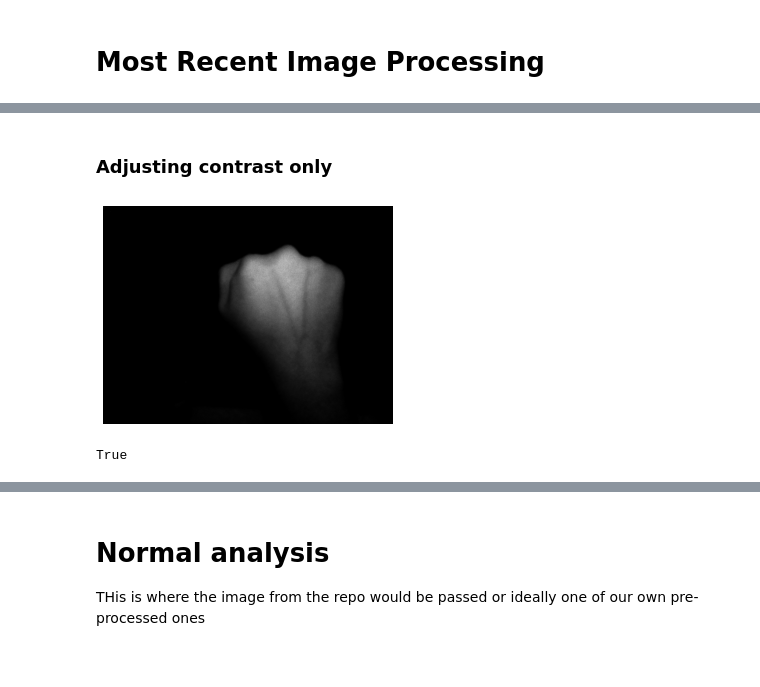
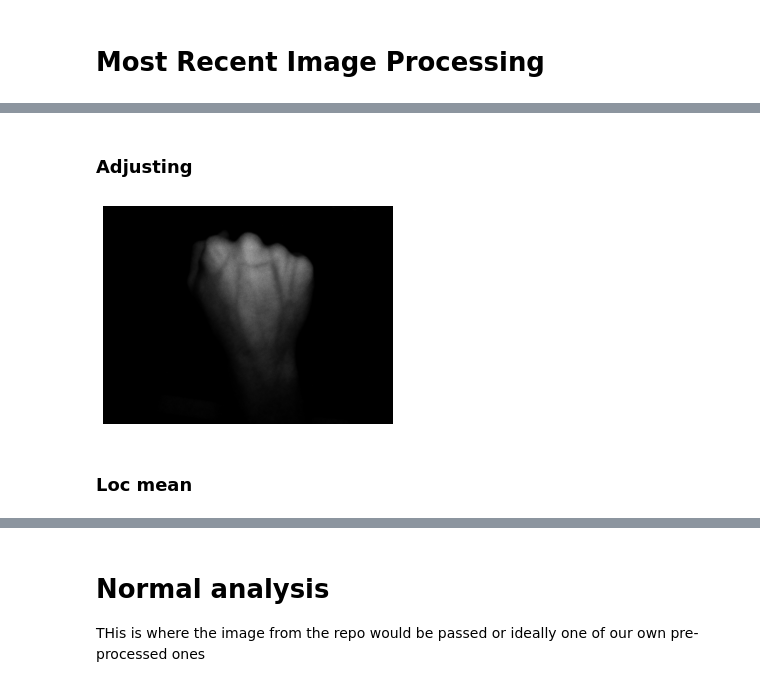
Before and after one commit to Jstambaugh00/BMESeniorDesignTeam7, a Jupyter notebook: UpdatedImageProcessing.ipynb, the cells around one changed output, grey strips where cells are left out. Cells and saved outputs as stored; diff of their text form; code cells hidden in the pictures.

```diff
--- a/UpdatedImageProcessing.ipynb
+++ b/UpdatedImageProcessing.ipynb
@@ -54,38 +32,22 @@ Using cropped image (sometimes gives better results)
 # %% [markdown]
-### Adjusting contrast only
+### Adjusting
 # %%
 # Read in image and Choose color channel
-img = plt.imread('image15.jpg')
+img = plt.imread('image05.jpg')
 img=img[:,:,0] # gets color channel
 
 # adjust contrast (these parameters can be palyed with) #gamma 3 to start
 img = skimage.exposure.adjust_gamma(img, gamma=2, gain=1)
 
 # Chnage to grayscale and show
 gray = color.rgb2gray(img)
 plt.imshow(img,cmap=plt.cm.gray)
 plt.axis('off')
-plt.savefig('Image15_grey.jpg', dpi = 300) #loop 2 0.8 loop 1 1.5
+plt.savefig('test.jpg', bbox_inches='tight', pad_inches=0, dpi = 300) #loop 2 0.8 loop 1 1.5
+
+# convert format
+pi = Image.fromarray(img)
 # %% [output]
-[figure, old version]
+[figure, new version]
-# %%
-#MAYBE USE THIS LATER FOR BRIGHTNESS
-
-image = cv2.imread('contrastTest_image05.png');
-
-## [basic-linear-transform-output]
-new_image = np.zeros(image.shape, image.dtype)
-
-## [basic-linear-transform-parameters]
-alpha = 1.5 #contrast control 1-3
-beta = 20   #brightness control ranges from 0-255
-
-# Do the operation new_image(i,j) = alpha*image(i,j) + beta
-new_image = cv2.convertScaleAbs(image, alpha=alpha, beta=beta)
-
-# Show stuff
-#cv.imshow('Original Image', image)
-#cv.imshow('New Image', new_image)
-cv2.imwrite('imageTest1.png',new_image)
-# %% [output]
-True
+# %% [markdown]
+### Loc mean
```
Also changed, not shown: parts of 31 cells of this notebook, 14 other files.
